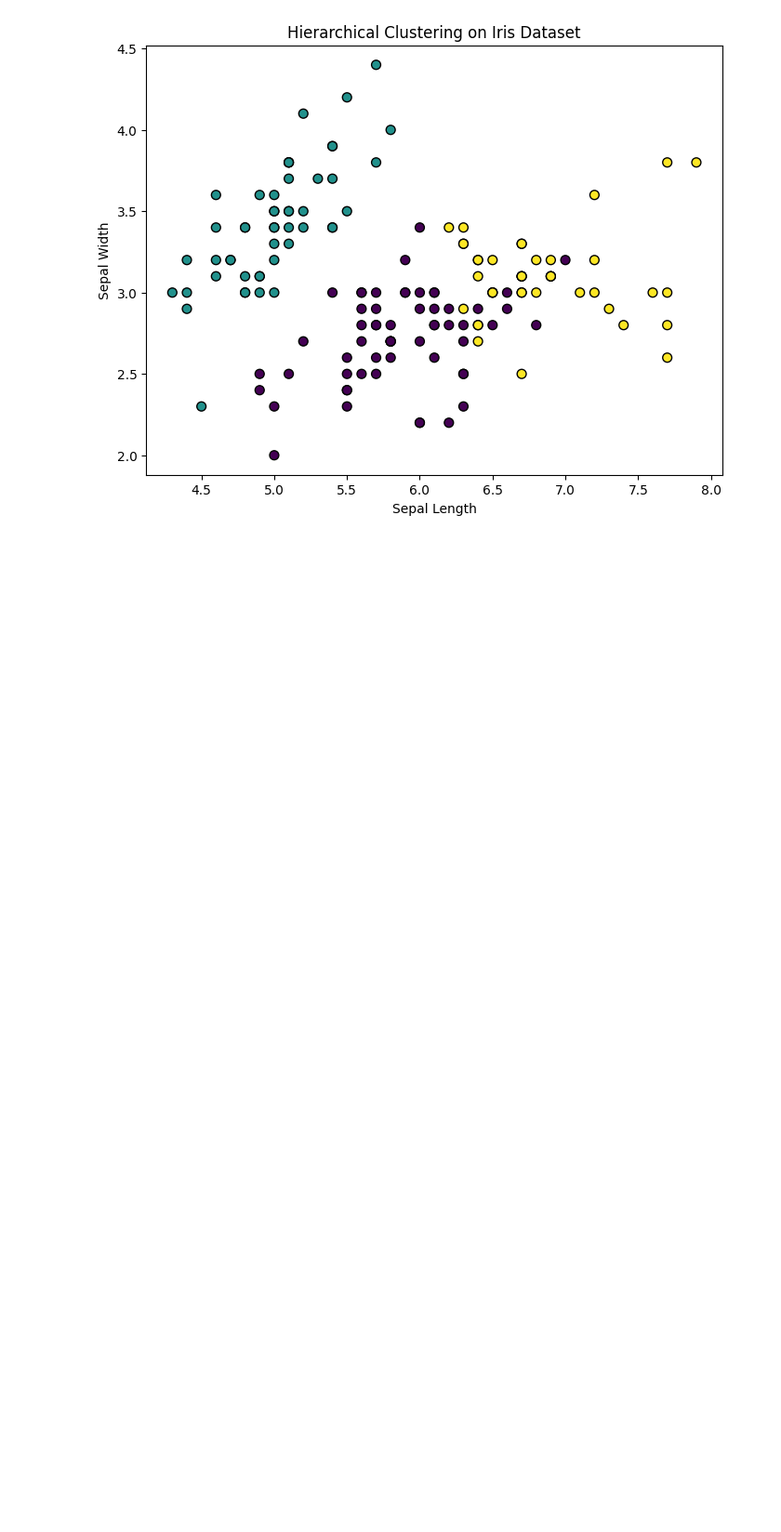
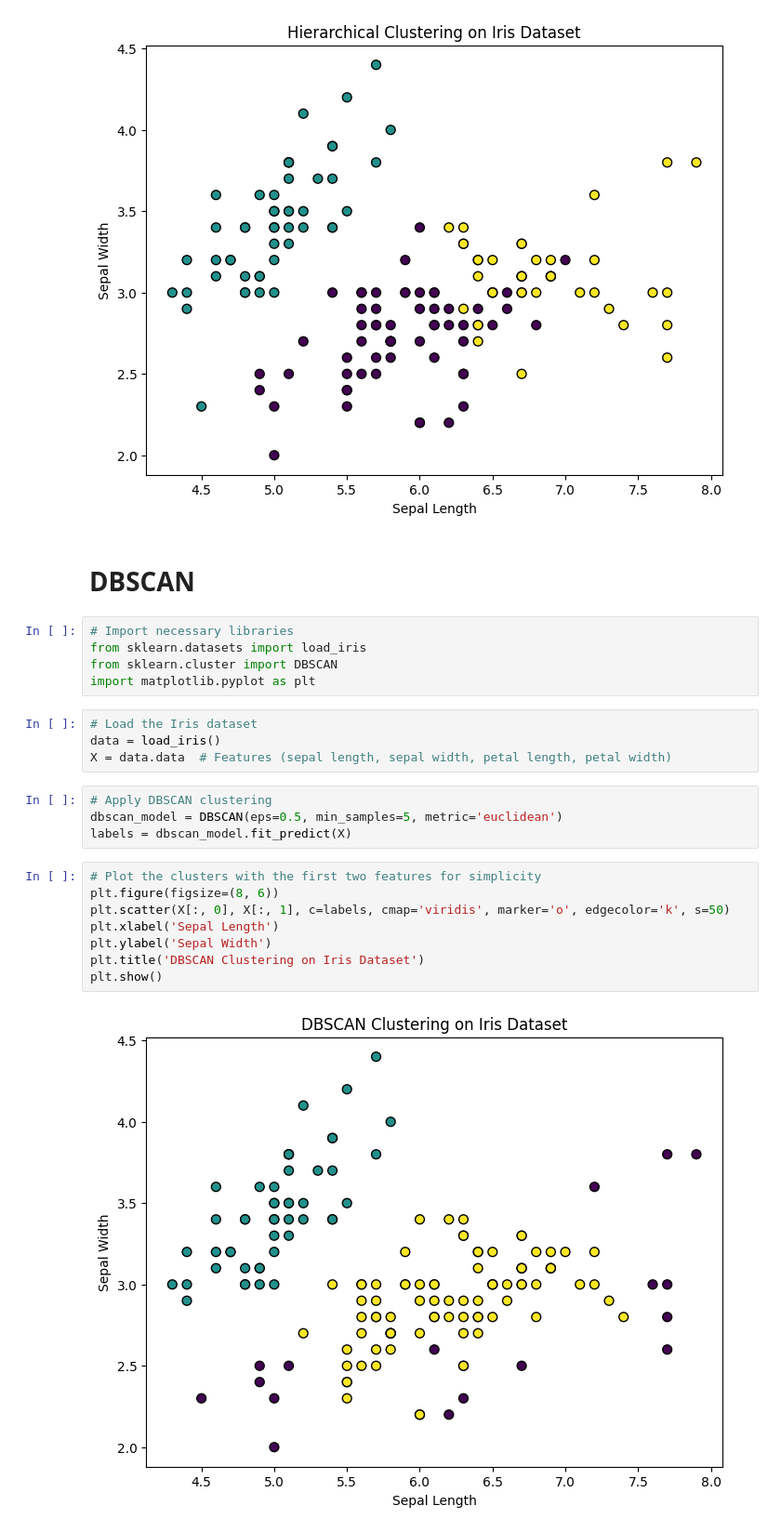
Before and after one commit to Aleena24/Medium_repo, a Jupyter notebook: ClusteringAlgorithm.ipynb, the cells around one changed output. Shown: that part at 93% size. Cells and saved outputs as stored; diff of their text form; blank space fills up the shorter version.

```diff
--- a/ClusteringAlgorithm.ipynb
+++ b/ClusteringAlgorithm.ipynb
@@ -67,3 +67,28 @@ plt.title('Hierarchical Clustering on Iris Dataset')
 plt.show()
 # %% [output]
 [figure]
+# %% [markdown]
+# **DBSCAN**
+# %%
+# Import necessary libraries
+from sklearn.datasets import load_iris
+from sklearn.cluster import DBSCAN
+import matplotlib.pyplot as plt
+# %%
+# Load the Iris dataset
+data = load_iris()
+X = data.data  # Features (sepal length, sepal width, petal length, petal width)
+# %%
+# Apply DBSCAN clustering
+dbscan_model = DBSCAN(eps=0.5, min_samples=5, metric='euclidean')
+labels = dbscan_model.fit_predict(X)
+# %%
+# Plot the clusters with the first two features for simplicity
+plt.figure(figsize=(8, 6))
+plt.scatter(X[:, 0], X[:, 1], c=labels, cmap='viridis', marker='o', edgecolor='k', s=50)
+plt.xlabel('Sepal Length')
+plt.ylabel('Sepal Width')
+plt.title('DBSCAN Clustering on Iris Dataset')
+plt.show()
+# %% [output]
+[figure, added]
```
